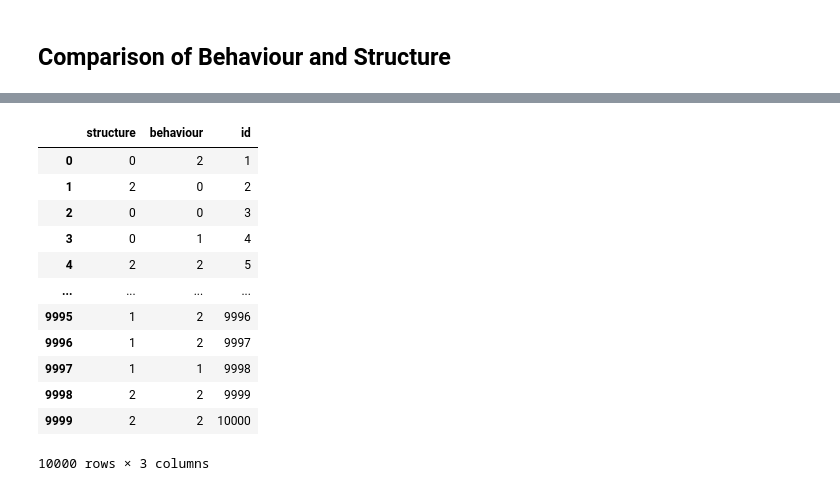
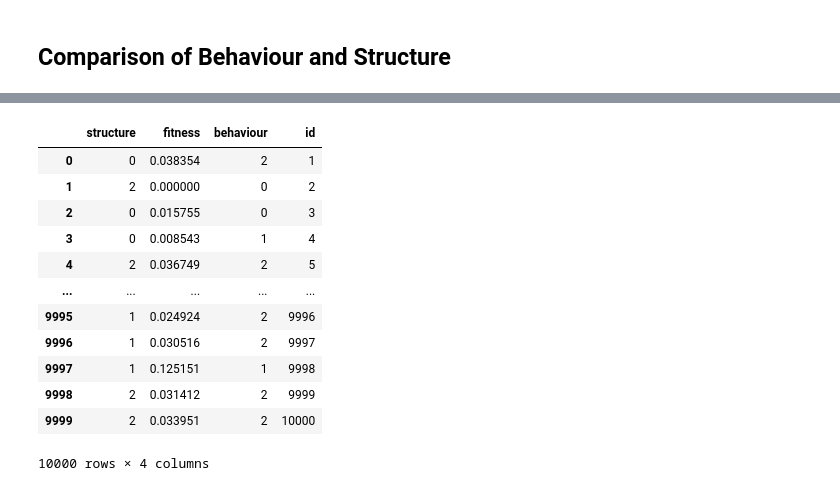
Before and after one commit to cameronstackhouse/exploring-the-design-space-of-artificial-life, a Jupyter notebook: results.ipynb, the cells around one changed output, grey strips where cells are left out. Cells and saved outputs as stored; diff of their text form; code cells hidden in the pictures.

```diff
--- a/results.ipynb
+++ b/results.ipynb
@@ -501,0 +492,12 @@ comparison_df = df.drop(df.tail(40000).index)
+# %%
+from gp_map import load
+
+fitnesses = load("10k-phenotypes-fitnesses.pickle")
+
+df["structure"] = hierarchical_labels
+
+comparison_df = df.drop(df.tail(40000).index)
+
+comparison_df["fitness"] = fitnesses
+
+comparison_df
@@ -502,24 +518,24 @@ comparison_df = df.drop(df.tail(40000).index)
 # %%
 comparison_df["behaviour"] = hierarchical_labels_behaviour
 
 comparison_df["structure"] = comparison_df["structure"].astype(str)
 comparison_df["behaviour"] = comparison_df["behaviour"].astype(str)
 
-comparison_df = comparison_df.iloc[:, -2:]
+comparison_df = comparison_df.iloc[:, -3:]
 comparison_df["id"] = range(1, len(comparison_df)+1)
 
 comparison_df
 # %% [output]
-|  | structure | behaviour | id |
-| 0 | 0 | 2 | 1 |
-| 1 | 2 | 0 | 2 |
-| 2 | 0 | 0 | 3 |
-| 3 | 0 | 1 | 4 |
-| 4 | 2 | 2 | 5 |
-| ... | ... | ... | ... |
-| 9995 | 1 | 2 | 9996 |
-| 9996 | 1 | 2 | 9997 |
-| 9997 | 1 | 1 | 9998 |
-| 9998 | 2 | 2 | 9999 |
-| 9999 | 2 | 2 | 10000 |
+|  | structure | fitness | behaviour | id |
+| 0 | 0 | 0.038354 | 2 | 1 |
+| 1 | 2 | 0.000000 | 0 | 2 |
+| 2 | 0 | 0.015755 | 0 | 3 |
+| 3 | 0 | 0.008543 | 1 | 4 |
+| 4 | 2 | 0.036749 | 2 | 5 |
+| ... | ... | ... | ... | ... |
+| 9995 | 1 | 0.024924 | 2 | 9996 |
+| 9996 | 1 | 0.030516 | 2 | 9997 |
+| 9997 | 1 | 0.125151 | 1 | 9998 |
+| 9998 | 2 | 0.031412 | 2 | 9999 |
+| 9999 | 2 | 0.033951 | 2 | 10000 |
-10000 rows × 3 columns
+10000 rows × 4 columns
```
Also changed, not shown: parts of 22 cells of this notebook, 6 other files.
